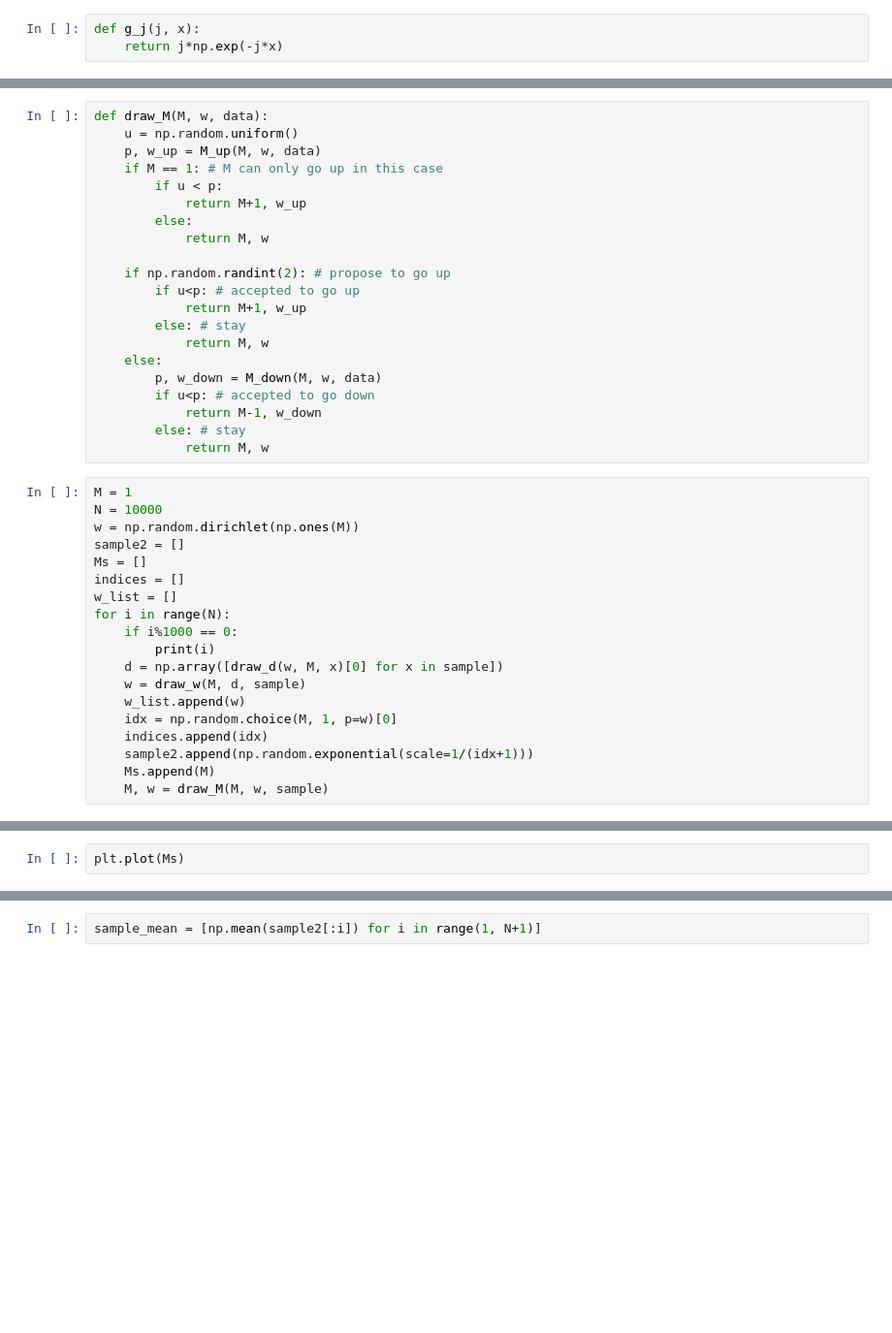
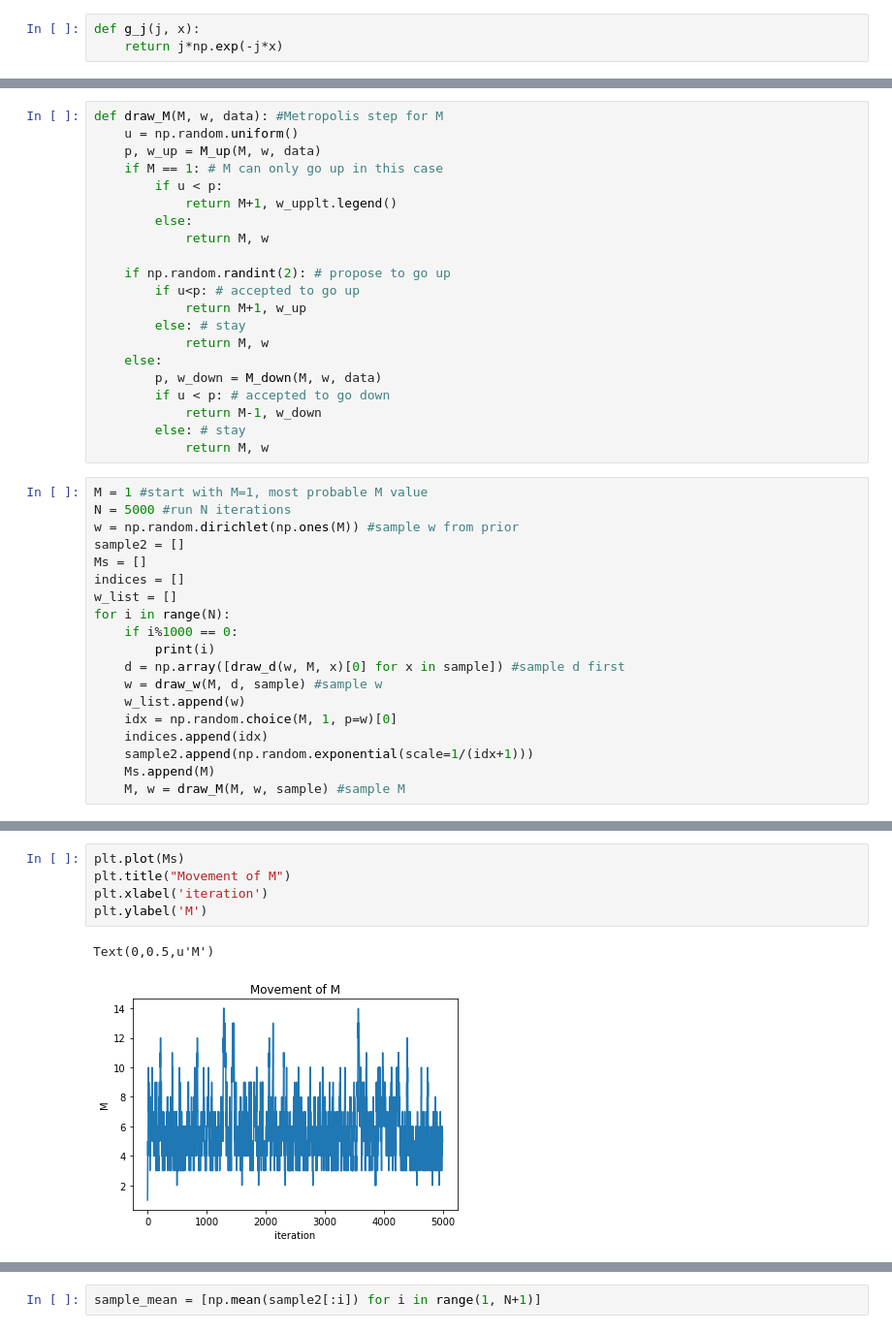
Before and after one commit to west5678/MCMC, a Jupyter notebook: hw5/Homework 5.ipynb, the cells around one changed output, grey strips where cells are left out. Shown: that part at 97% size. Cells and saved outputs as stored; diff of their text form; blank space fills up the shorter version.

```diff
--- a/hw5/Homework 5.ipynb
+++ b/hw5/Homework 5.ipynb
@@ -66,12 +70,12 @@ def M_down(M, w, data):
     p_accept *= likelihood(M-1, w, data)*6*(w_split*(1-w_split))
     return p_accept, w
 # %%
-def draw_M(M, w, data):
+def draw_M(M, w, data): #Metropolis step for M
     u = np.random.uniform()
     p, w_up = M_up(M, w, data)
     if M == 1: # M can only go up in this case
         if u < p:
-            return M+1, w_up
+            return M+1, w_upplt.legend()
         else:
             return M, w
 
@@ -82,14 +86,14 @@ def draw_M(M, w, data):
             return M, w
     else:
         p, w_down = M_down(M, w, data)
-        if u<p: # accepted to go down
+        if u < p: # accepted to go down
             return M-1, w_down
         else: # stay
             return M, w
 # %%
-M = 1
-N = 10000
-w = np.random.dirichlet(np.ones(M))
+M = 1 #start with M=1, most probable M value
+N = 5000 #run N iterations
+w = np.random.dirichlet(np.ones(M)) #sample w from prior
 sample2 = []
 Ms = []
 indices = []
@@ -97,11 +101,11 @@ w_list = []
 for i in range(N):
     if i%1000 == 0:
         print(i)
-    d = np.array([draw_d(w, M, x)[0] for x in sample])
-    w = draw_w(M, d, sample)
+    d = np.array([draw_d(w, M, x)[0] for x in sample]) #sample d first
+    w = draw_w(M, d, sample) #sample w
     w_list.append(w)
     idx = np.random.choice(M, 1, p=w)[0]
     indices.append(idx)
     sample2.append(np.random.exponential(scale=1/(idx+1)))
     Ms.append(M)
-    M, w = draw_M(M, w, sample)
+    M, w = draw_M(M, w, sample) #sample M
@@ -108,2 +118,8 @@ for i in range(N):
-# %%
-plt.plot(Ms)
+# %%
+plt.plot(Ms)
+plt.title("Movement of M")
+plt.xlabel('iteration')
+plt.ylabel('M')
+# %% [output]
+Text(0,0.5,u'M')
+[figure, added]
```
Also changed, not shown: parts of 23 cells of this notebook, 1 other file.
